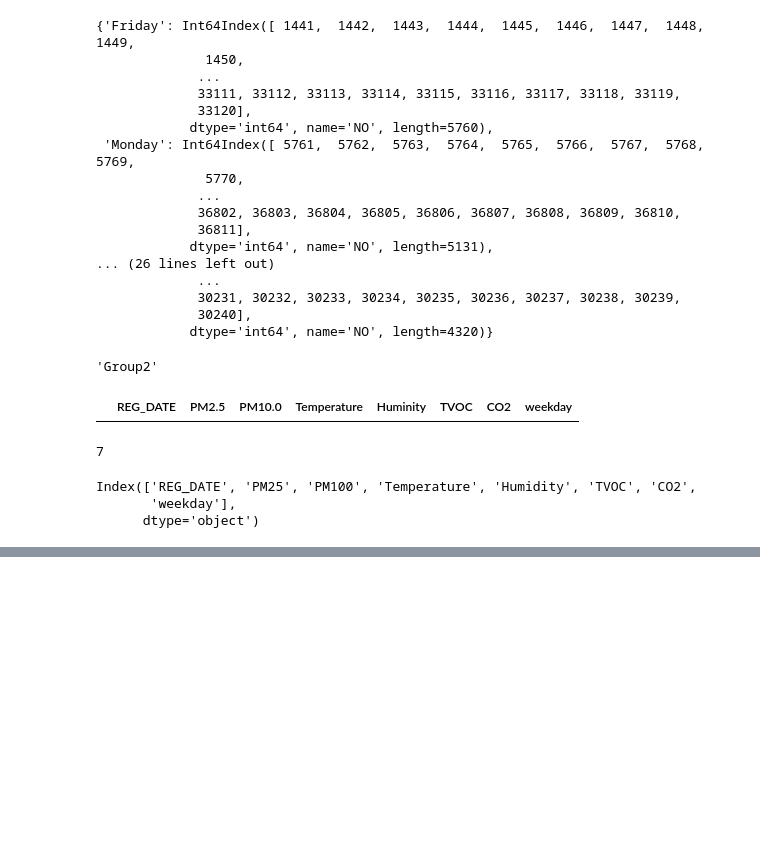
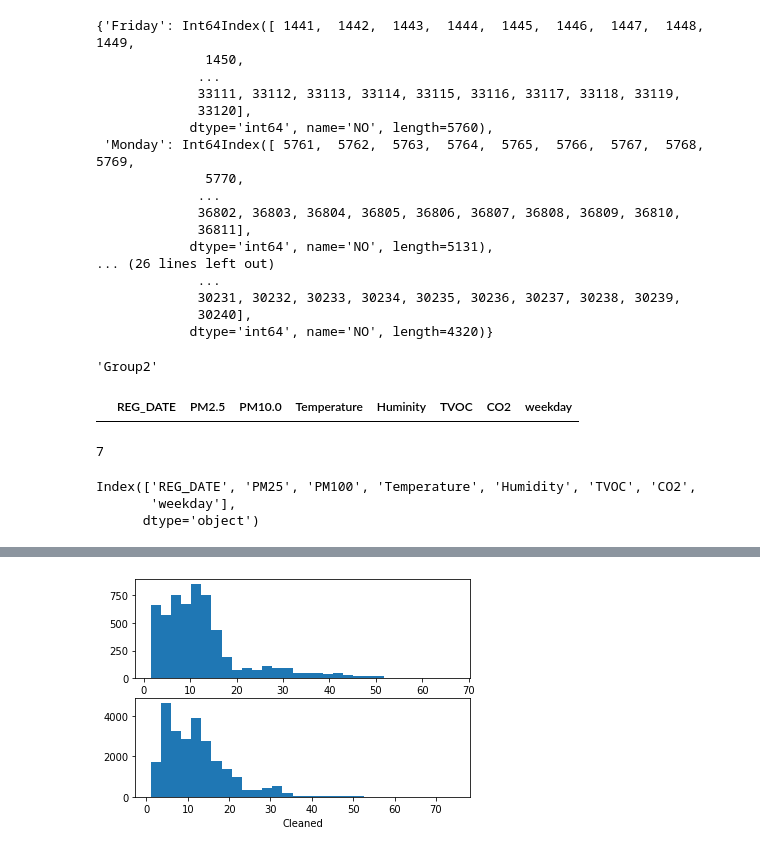
Before and after one commit to iceman67/DataAnalysis, a Jupyter notebook: 12wk-EDA_pandas-AirQuality/GroupByWeekday.ipynb, the cells around one changed output, grey strips where cells are left out. Saved outputs shown, nothing was run; the diff lists cells and outputs as text; code cells hidden in the pictures; blank space fills up the shorter version.

```diff
--- a/12wk-EDA_pandas-AirQuality/GroupByWeekday.ipynb
+++ b/12wk-EDA_pandas-AirQuality/GroupByWeekday.ipynb
@@ -185,0 +242,16 @@ Text(0.5, 1.0, 'Sunday Humidity')
+# %%
+buckets=30
+
+plt.figure()
+
+plt.subplot(211)
+plt.hist(df_weekend['PM25'], buckets)
+plt.xlabel('Raw')
+
+plt.subplot(212)
+plt.hist(filtered1['PM25'], buckets)
+plt.xlabel('Cleaned')
+
+plt.show()
+# %% [output]
+[figure, added]
```
Also changed, not shown: parts of 13 cells of this notebook, 2 other files.
